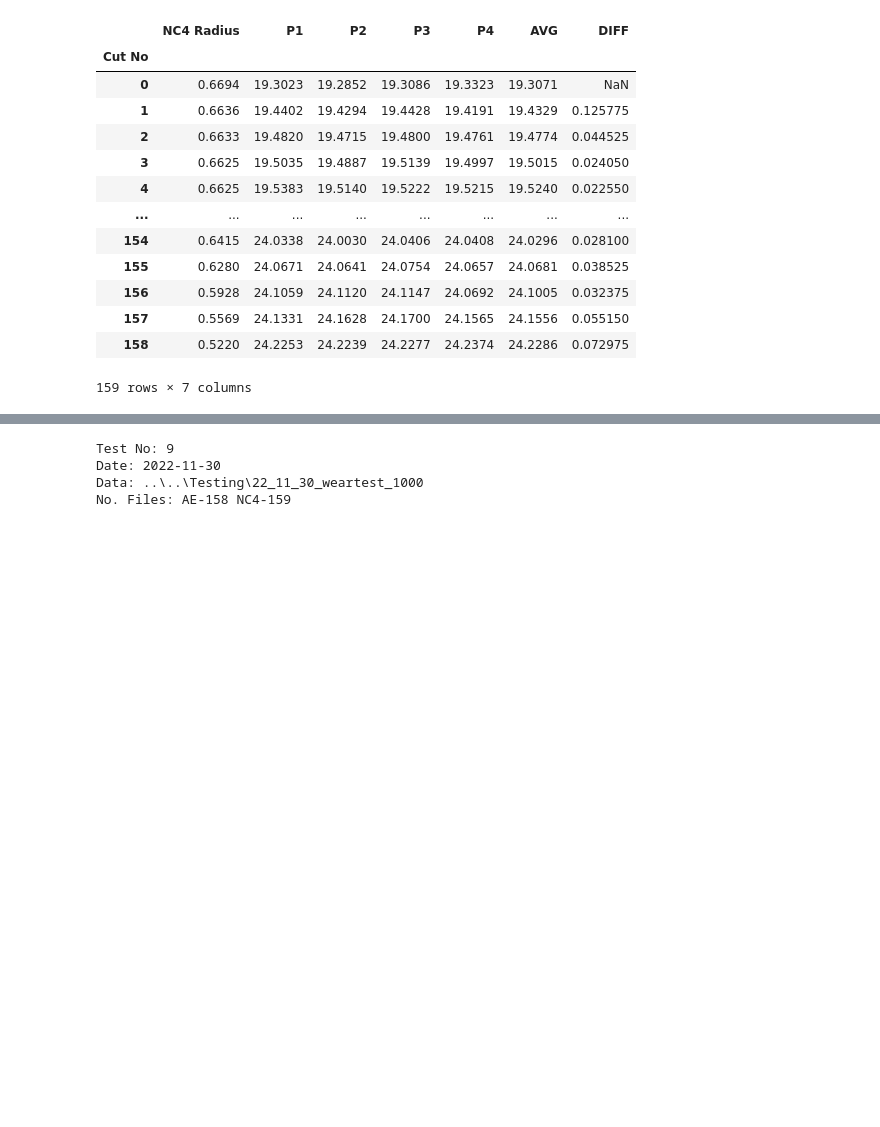
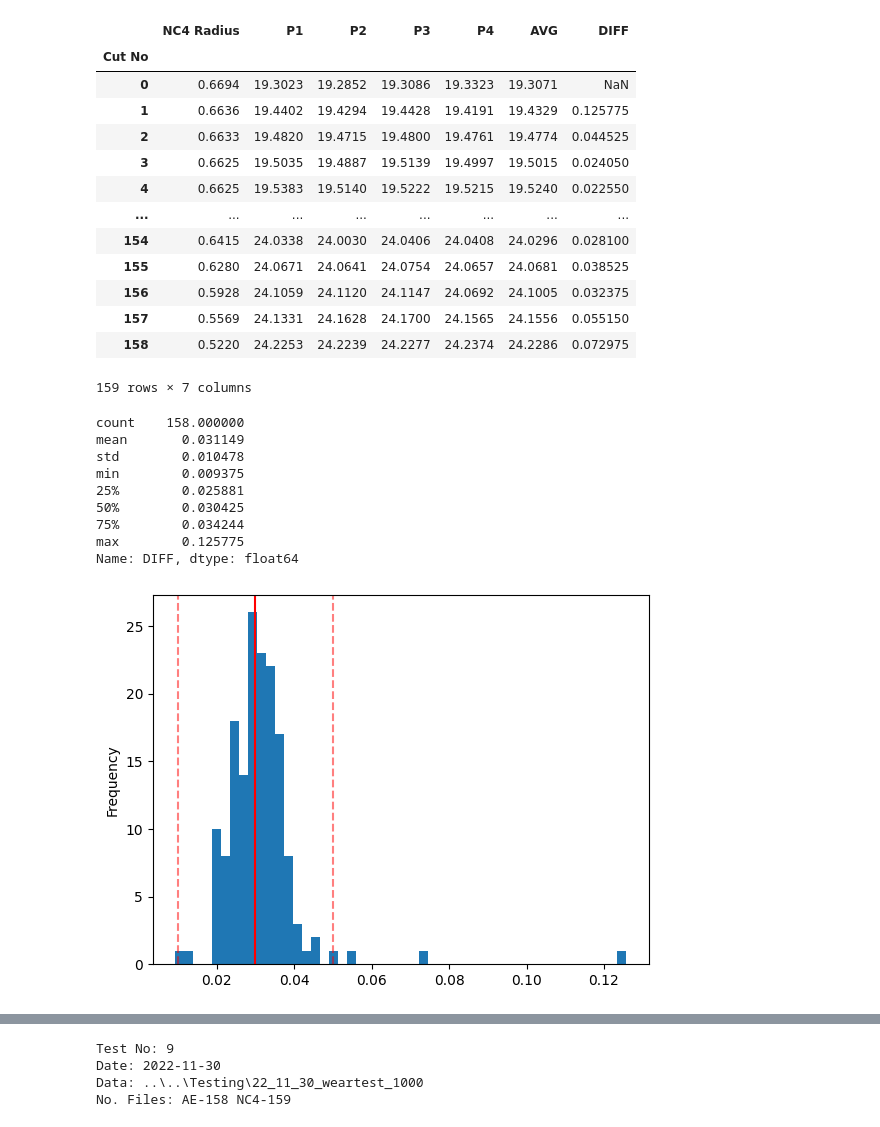
Before and after one commit to TomJessel/PhD-DCB_Grinding, a Jupyter notebook: Probe Analysis.ipynb, the cells around one changed output, grey strips where cells are left out. Cells and saved outputs as stored; diff of their text form; code cells hidden in the pictures; blank space fills up the shorter version.

```diff
--- a/Probe Analysis.ipynb
+++ b/Probe Analysis.ipynb
@@ -9,4 +9,4 @@ import seaborn as sns
 # %%
-filepath = os.path.abspath(r"..\..\Testing\22_11_30_weartest_1000\221130-DCBTEST.csv")
+filepath = os.path.abspath(r"../../Testing/22_11_30_weartest_1000/221130-DCBTEST.csv")
 filepath
 # %% [output]
@@ -30,6 +30,28 @@ probe_data
 | 157 | 0.5569 | 24.1331 | 24.1628 | 24.1700 | 24.1565 | 24.1556 | 0.055150 |
 | 158 | 0.5220 | 24.2253 | 24.2239 | 24.2277 | 24.2374 | 24.2286 | 0.072975 |
 159 rows × 7 columns
+# %%
+diff = probe_data.loc[:,'DIFF']
+diff = diff.dropna()
+ax = diff.plot.hist(bins= 50)
+
+doc = 0.03
+tol = 0.02
+t_lims = [(doc-tol), (doc+tol)]
+ax.axvline(x=doc, color = 'r')
+for t_lim in t_lims: ax.axvline(x=t_lim, color='r', alpha=0.5, ls='--')
+diff.describe()
+# %% [output]
+count    158.000000
+mean       0.031149
+std        0.010478
+min        0.009375
+25%        0.025881
+50%        0.030425
+75%        0.034244
+max        0.125775
+Name: DIFF, dtype: float64
+[figure, added]
 # %%
 ax = probe_data.plot(y=['NC4 Radius', 'DIFF'],subplots=True, sharex=True, xlim=[0,158])
 # %% [output]
```
Also changed, not shown: parts of 5 cells of this notebook, 1 other file.
